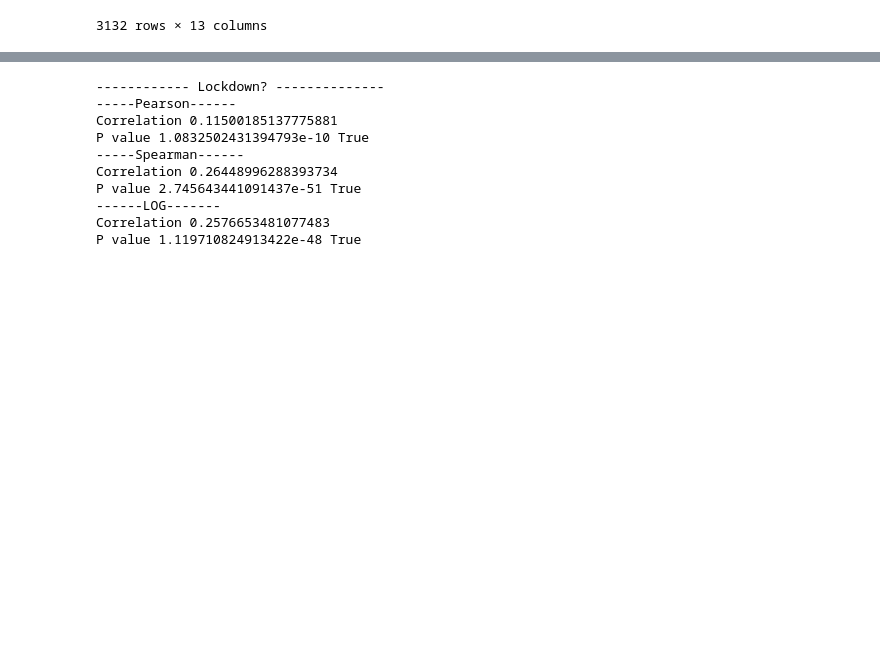
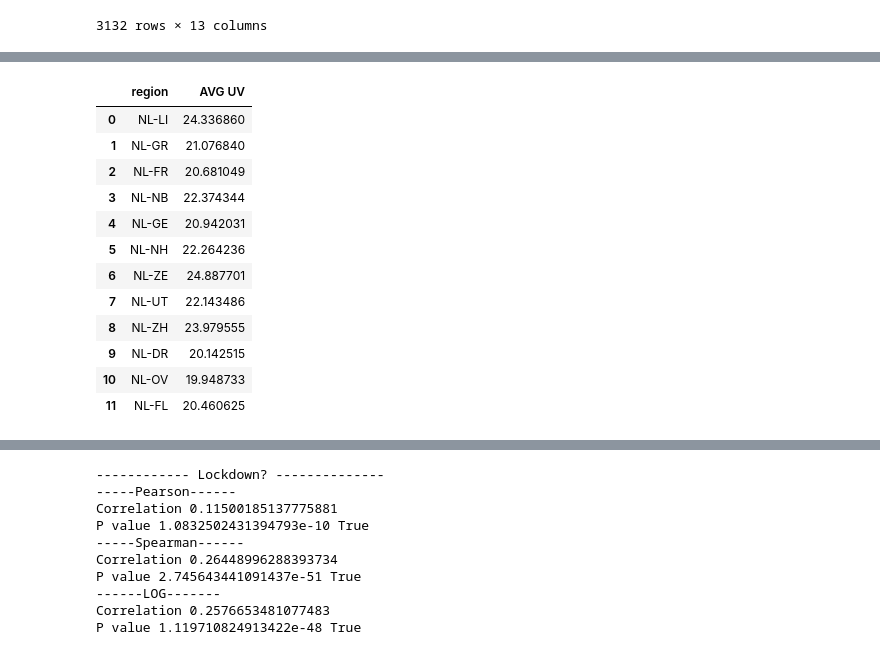
Before and after one commit to Javh2138/fyp2021p02g16, a Jupyter notebook: Notebooks/Fyp2021p02g16.ipynb, the cells around one changed output, grey strips where cells are left out. Cells and saved outputs as stored; diff of their text form; code cells hidden in the pictures; blank space fills up the shorter version.

```diff
--- a/Notebooks/Fyp2021p02g16.ipynb
+++ b/Notebooks/Fyp2021p02g16.ipynb
@@ -562,3 +568,33 @@ folium.Choropleth(
 nl_map
 # %% [output]
 [interactive output not drawn]
+# %%
+region_UVindex = {}
+
+reg_names = set(weather_corona['region_code'])
+
+for name in list(reg_names):
+    mask = weather_corona['region_code'] == name
+    region_UVindex[name] = [sum(weather_corona[mask]['UVIndex'])/len(weather_corona[mask])]
+    #print(sum(weather_corona[mask]['RelativeHumiditySurface'])/len(weather_corona[mask]))
+
+
+
+region_humidity_df = pd.DataFrame.from_dict(region_UVindex)
+region_humidity_df = region_humidity_df.transpose().reset_index()
+region_humidity_df.rename(columns = {'index':'region',0:'AVG UV'}, inplace = True)
+region_humidity_df
+# %% [output]
+|  | region | AVG UV |
+| 0 | NL-LI | 24.336860 |
+| 1 | NL-GR | 21.076840 |
+| 2 | NL-FR | 20.681049 |
+| 3 | NL-NB | 22.374344 |
+| 4 | NL-GE | 20.942031 |
+| 5 | NL-NH | 22.264236 |
+| 6 | NL-ZE | 24.887701 |
+| 7 | NL-UT | 22.143486 |
+| 8 | NL-ZH | 23.979555 |
+| 9 | NL-DR | 20.142515 |
+| 10 | NL-OV | 19.948733 |
+| 11 | NL-FL | 20.460625 |
```
Also changed, not shown: parts of 12 cells of this notebook, 2 other files.
